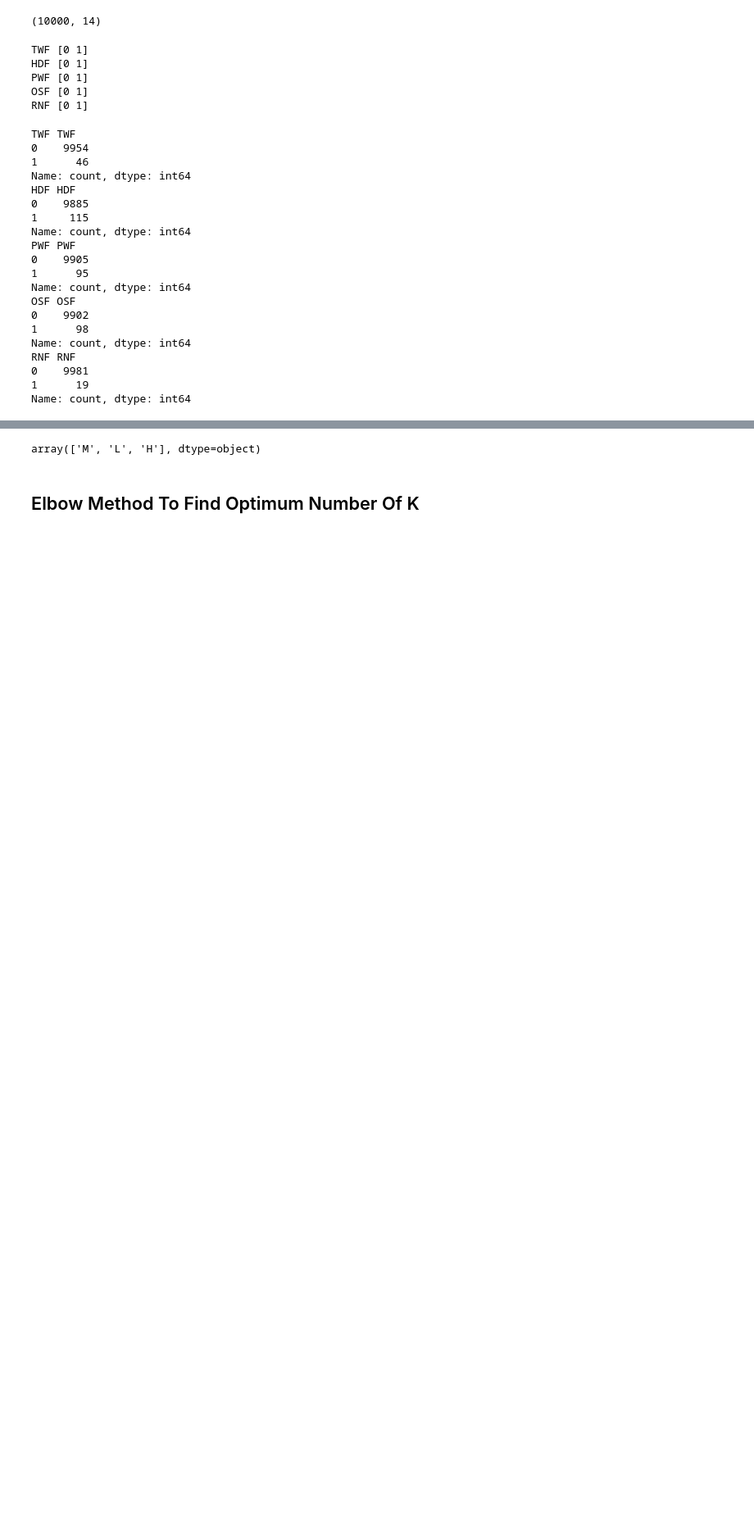
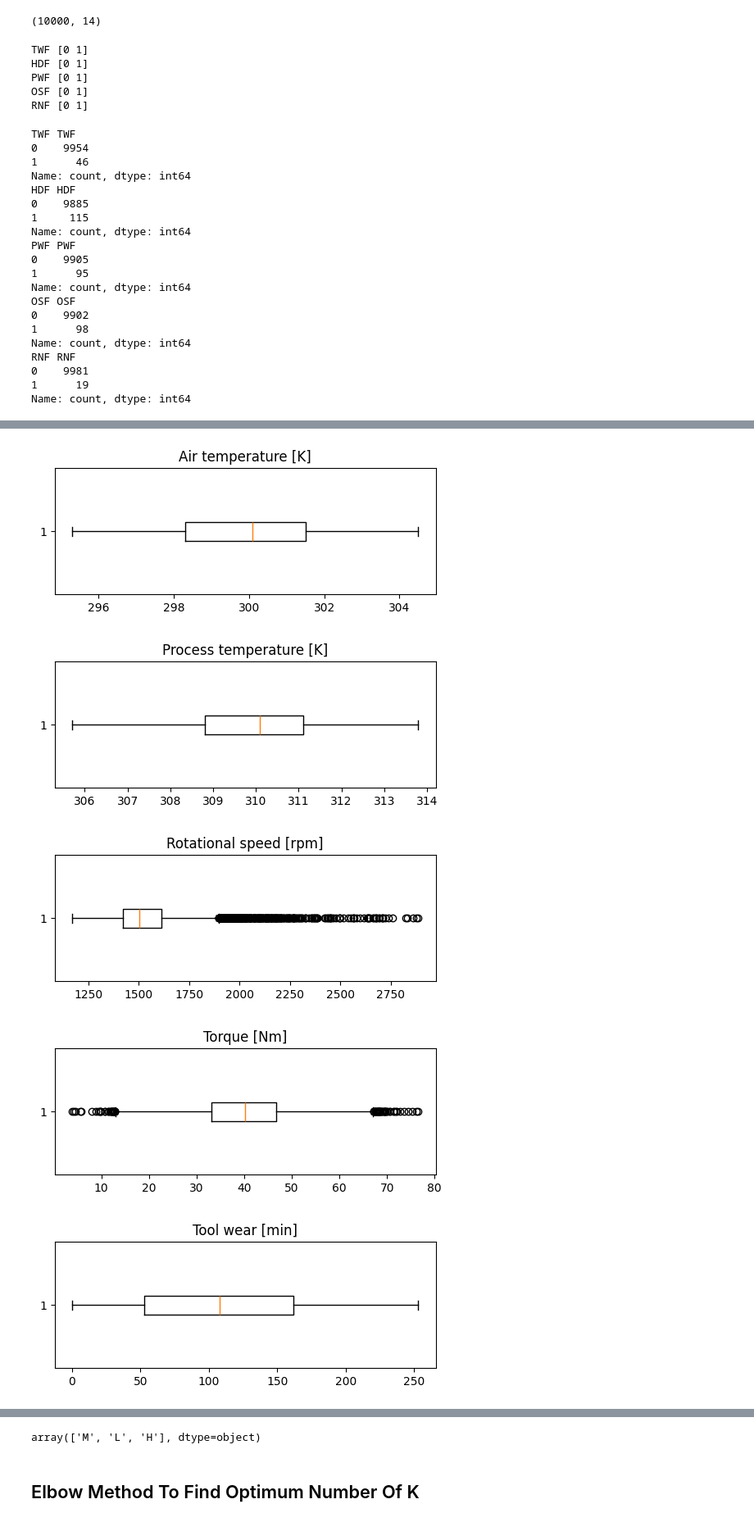
Before and after one commit to arunx86-007/IoT-Sensor-Anomaly-Detection, a Jupyter notebook: notebook/Analysis.ipynb, the cells around one changed output, grey strips where cells are left out. Shown at 82% size. Cells and saved outputs as stored; diff of their text form; code cells hidden in the pictures; blank space fills up the shorter version.

```diff
--- a/notebook/Analysis.ipynb
+++ b/notebook/Analysis.ipynb
@@ -145,0 +153,16 @@ memory usage: 468.9+ KB
+# %%
+
+for col in X.columns:
+    if col == "Type":
+        continue
+
+    plt.figure(figsize=(6,2))
+    plt.boxplot(X[col], vert=False)
+    plt.title(col)
+    plt.show()
+# %% [output]
+[figure, added]
+[figure, added]
+[figure, added]
+[figure, added]
+[figure, added]
```
Also changed, not shown: parts of 5 cells of this notebook.
